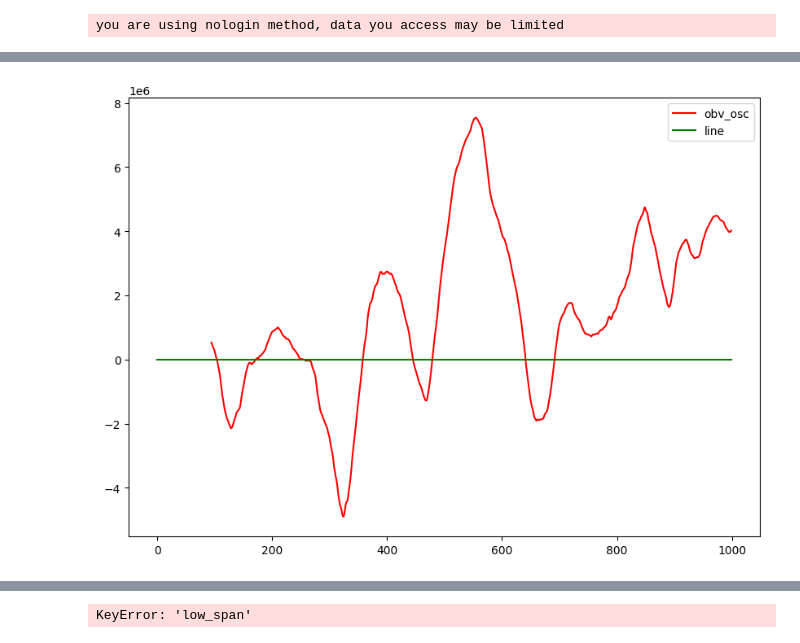
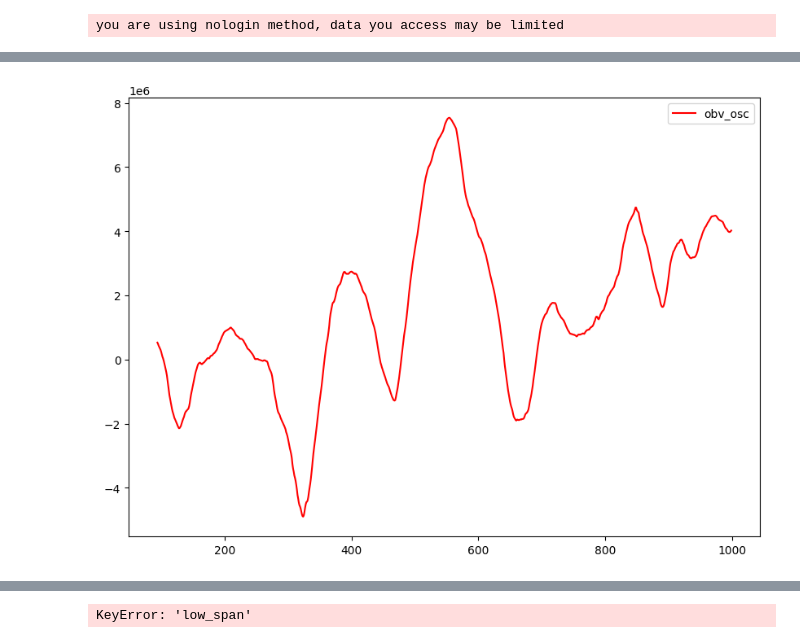
Before and after one commit to Lelalomos/analysis_bot, a Jupyter notebook: test.ipynb, the cells around one changed output, grey strips where cells are left out. Saved outputs shown, nothing was run; the diff lists cells and outputs as text; code cells hidden in the pictures.

```diff
--- a/test.ipynb
+++ b/test.ipynb
@@ -74,23 +133,22 @@ plt.show()
 # %%
 df = get_data(tv, "SET", "TOP", 1000)
 df = df.reset_index()
-shortLength = 90
-longLength = 95
 
 obv = ta.OBV(df['close'], df['volume'])
 # obv
-obv_short_ema = ta.EMA(obv, shortLength)
-obv_long_ema = ta.EMA(obv, longLength)
+obv_short_ema = ta.EMA(obv, 90)
+obv_long_ema = ta.EMA(obv, 95)
 obv_osc = obv_short_ema - obv_long_ema
-line = np.ones(len(obv))
-
+if obv_osc[-2] > obv_osc[-1]:
+    print('buy')
+# print(obv[-1])
 
 
 plt.figure(figsize=(10, 7))
 plt.plot(obv_osc,'r', label='obv_osc')
-plt.plot(line,'g', label='line')
+# plt.plot(df['close'],'y', label='close')
 # plt.plot(real,'b', label='real')
 plt.legend()
 plt.show()
 # %% [output]
-[figure, old version]
+[figure, new version]
```
Also changed, not shown: parts of 17 cells of this notebook, 2 other files.
